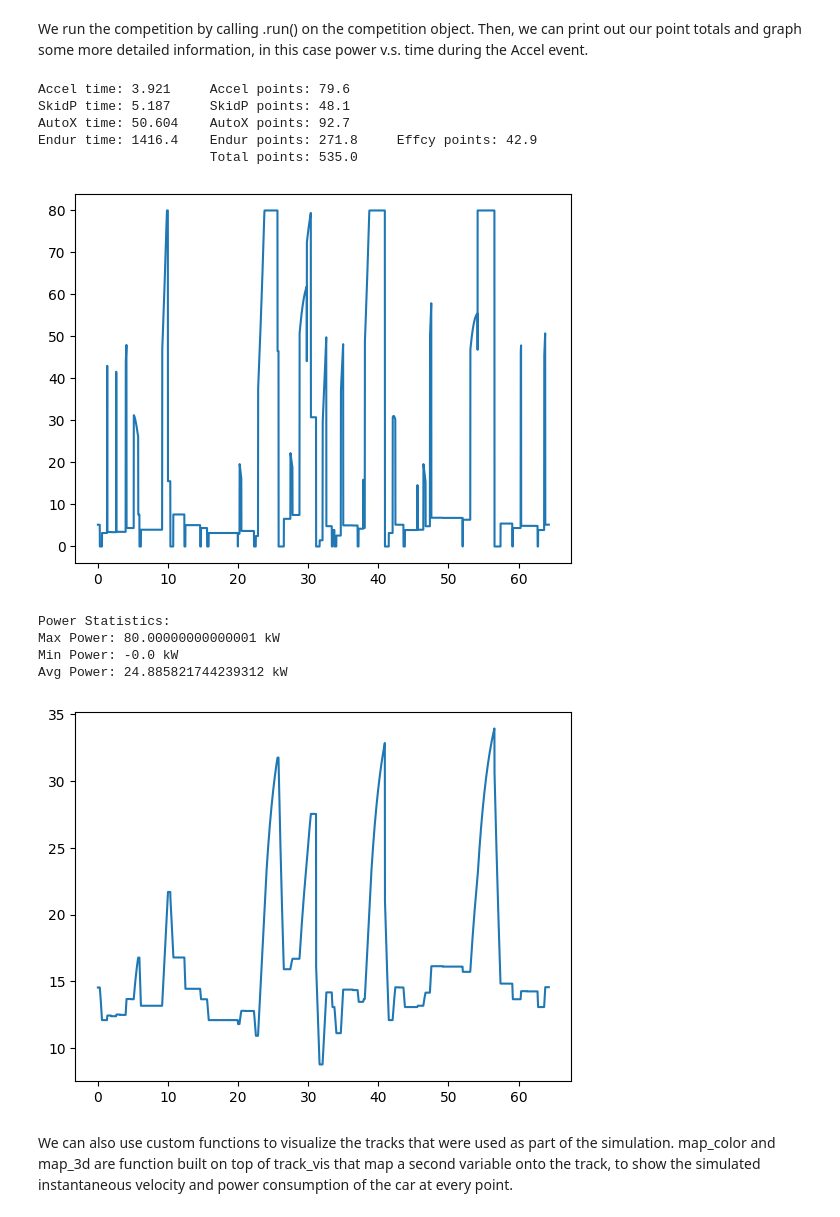
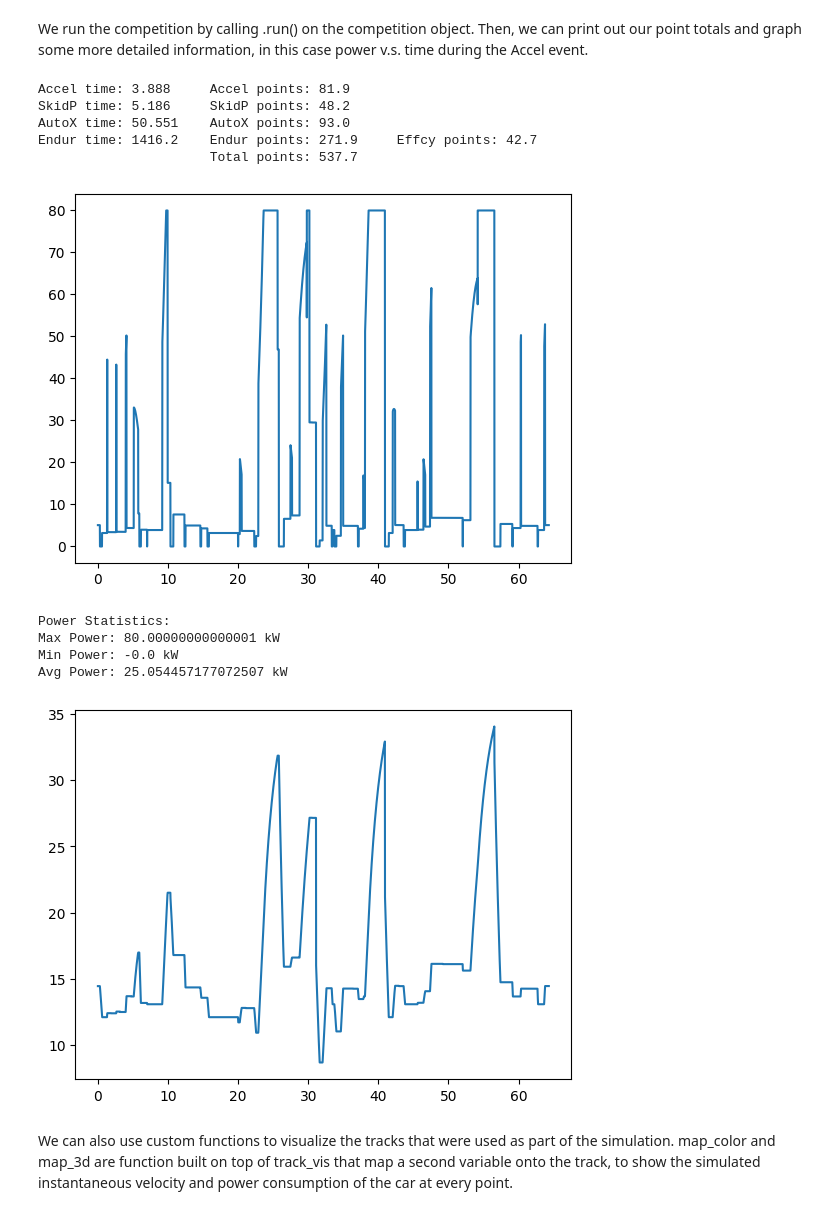
Before and after one commit to Penn-Electric-Racing/SubOptimumG-Docs, a Jupyter notebook: .doctrees/nbsphinx/getting_started/notebook.ipynb, the cells around one changed output. Cells and saved outputs as stored; diff of their text form; code cells hidden in the pictures.

Commit message:
deploy: Penn-Electric-Racing/SuboptimumG@545272720761dd65174440a5a1d8b1b87572c1de

```diff
--- a/.doctrees/nbsphinx/getting_started/notebook.ipynb
+++ b/.doctrees/nbsphinx/getting_started/notebook.ipynb
@@ -36,63 +36,64 @@ Observe that there are soft plausibility warnings when a parameter is outside of
 import suboptimumg
 import yaml
 
-# Uncomment this function to update sheets.yaml with the latest values on Google Drive.
-# suboptimumg.sheet_to_yaml.grab_sheet_data()
-# with open("../parameters/sheet.yaml", "r") as file:
-#     sheets_config = yaml.safe_load(file)
+# Update sheets.yaml with the latest values on Google Drive.
+suboptimumg.sheet_to_yaml.grab_sheet_data()
+with open("../parameters/sheet.yaml", "r") as file:
+    sheets_config = yaml.safe_load(file)
 
 # Create sample competition
 with open("../parameters/competition.yaml", "r") as file:
     comp_config = yaml.safe_load(file)
 
-# Change this value to sheets.yaml if you would like to use Google Drive values
+
 # NOTE: Those numbers are less verified, could cause unexpected crashes!
-with open("../parameters/car.yaml", "r") as file:
-    car_config = yaml.safe_load(file)
+# with open("../parameters/car.yaml", "r") as file:
+#     car_config = yaml.safe_load(file)
 
-michigan2023_rev9 = suboptimumg.compsim.Competition.from_config(
-    comp_config=comp_config, car_config=car_config
+# This is based off the sheet.yaml file
+michigan2023_revX = suboptimumg.compsim.Competition.from_config(
+    comp_config=comp_config, car_config=sheets_config
 )
 # %% [markdown]
 We run the competition by calling .run() on the competition object. Then, we can print out our point totals and graph some more detailed information, in this case power v.s. time during the Accel event.
 # %%
 import matplotlib.pyplot as plt
 from suboptimumg.plotting.utils import pretty_print_results
 
 # Run sample competition
 accel_results, skidpad_results, autoX_results, endurance_results, efficiency_points = (
-    michigan2023_rev9.run()
+    michigan2023_revX.run()
 )
 pretty_print_results(
     accel_results, skidpad_results, autoX_results, endurance_results, efficiency_points
 )
 
 plt.plot(
     endurance_results.time_list, endurance_results.power_list / 1000, label="Power (kW)"
 )
 plt.show()
 
 print("Power Statistics:")
 print(f"Max Power: {max(endurance_results.power_list) / 1000} kW")
 print(f"Min Power: {min(endurance_results.power_list) / 1000} kW")
 print(
     f"Avg Power: {sum(endurance_results.power_list) / len(endurance_results.power_list) / 1000} kW"
 )
 
 plt.plot(endurance_results.time_list, endurance_results.vel_list)
 plt.show()
 # %% [output]
-Accel time: 3.921     Accel points: 79.6
-SkidP time: 5.187     SkidP points: 48.1
-AutoX time: 50.604    AutoX points: 92.7
-Endur time: 1416.4    Endur points: 271.8     Effcy points: 42.9
-                      Total points: 535.0
+Accel time: 3.888     Accel points: 81.9
+SkidP time: 5.186     SkidP points: 48.2
+AutoX time: 50.551    AutoX points: 93.0
+Endur time: 1416.2    Endur points: 271.9     Effcy points: 42.7
+                      Total points: 537.7
-[figure, old version]
+[figure, new version]
 Power Statistics:
 Max Power: 80.00000000000001 kW
 Min Power: -0.0 kW
-Avg Power: 24.885821744239312 kW
+Avg Power: 25.054457177072507 kW
-[figure, old version]
+[figure, new version]
 # %% [markdown]
 We can also use custom functions to visualize the tracks that were used as part of the simulation. map_color and map_3d are function built on top of track_vis that map a second variable onto the track, to show the simulated instantaneous velocity and power consumption of the car at every point.
 # %%
```
Also changed, not shown: parts of 10 cells of this notebook, 12 other files.
